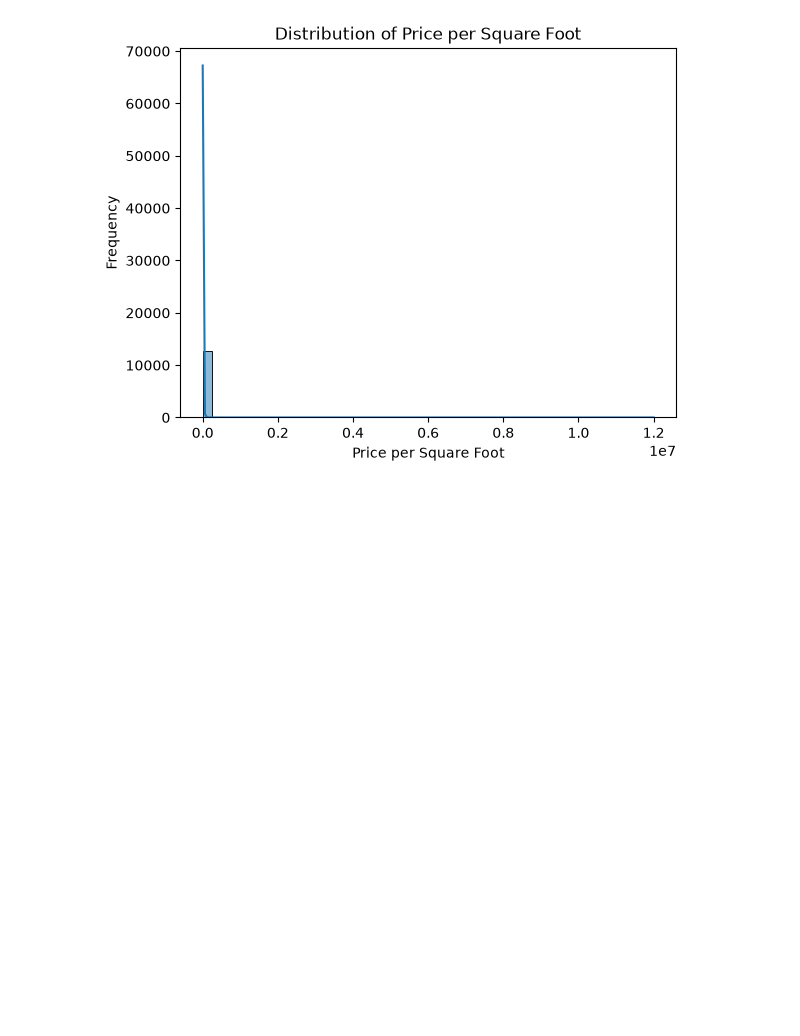
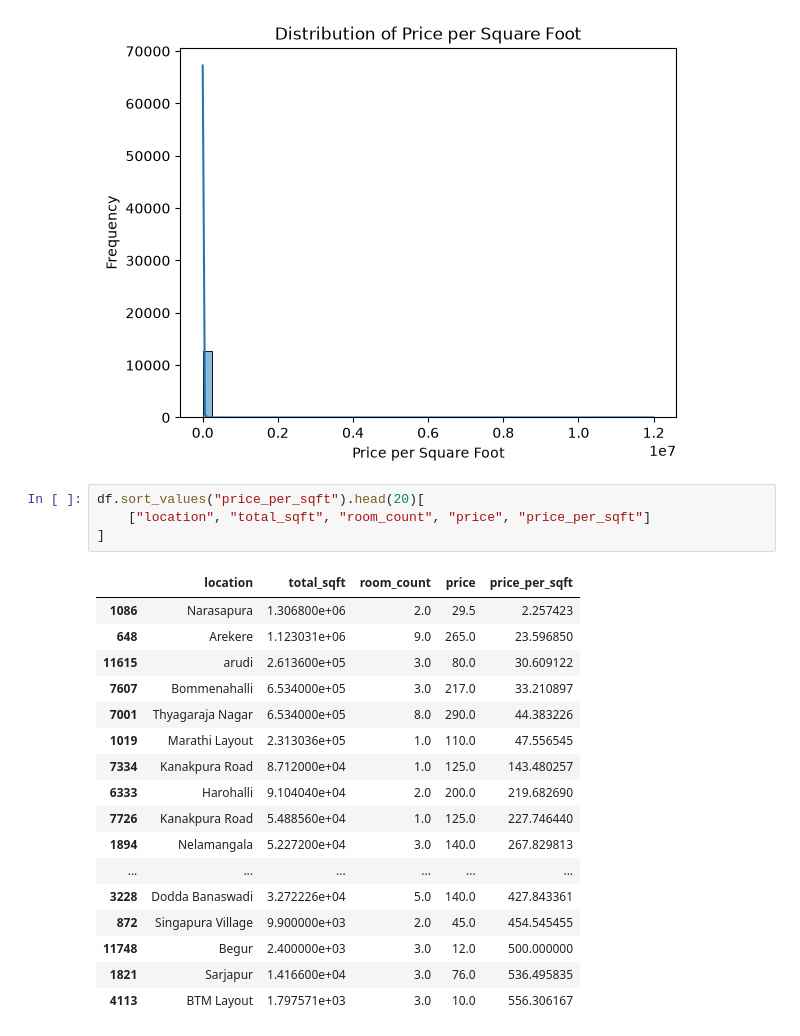
Before and after one commit to Bhoomikamalik81/Probation-Project-26, a Jupyter notebook: Bhoomika-Task-7/bhoomika-task-7.ipynb, the cells around one changed output. Cells and saved outputs as stored; diff of their text form; blank space fills up the shorter version.

```diff
--- a/Bhoomika-Task-7/bhoomika-task-7.ipynb
+++ b/Bhoomika-Task-7/bhoomika-task-7.ipynb
@@ -1097,3 +1102,25 @@ plt.title("Distribution of Price per Square Foot")
 plt.show()
 # %% [output]
 [figure]
+# %%
+df.sort_values("price_per_sqft").head(20)[
+    ["location", "total_sqft", "room_count", "price", "price_per_sqft"]
+]
+# %% [output]
+|  | location | total_sqft | room_count | price | price_per_sqft |
+| 1086 | Narasapura | 1.306800e+06 | 2.0 | 29.5 | 2.257423 |
+| 648 | Arekere | 1.123031e+06 | 9.0 | 265.0 | 23.596850 |
+| 11615 | arudi | 2.613600e+05 | 3.0 | 80.0 | 30.609122 |
+| 7607 | Bommenahalli | 6.534000e+05 | 3.0 | 217.0 | 33.210897 |
+| 7001 | Thyagaraja Nagar | 6.534000e+05 | 8.0 | 290.0 | 44.383226 |
+| 1019 | Marathi Layout | 2.313036e+05 | 1.0 | 110.0 | 47.556545 |
+| 7334 | Kanakpura Road | 8.712000e+04 | 1.0 | 125.0 | 143.480257 |
+| 6333 | Harohalli | 9.104040e+04 | 2.0 | 200.0 | 219.682690 |
+| 7726 | Kanakpura Road | 5.488560e+04 | 1.0 | 125.0 | 227.746440 |
+| 1894 | Nelamangala | 5.227200e+04 | 3.0 | 140.0 | 267.829813 |
+| ... | ... | ... | ... | ... | ... |
+| 3228 | Dodda Banaswadi | 3.272226e+04 | 5.0 | 140.0 | 427.843361 |
+| 872 | Singapura Village | 9.900000e+03 | 2.0 | 45.0 | 454.545455 |
+| 11748 | Begur | 2.400000e+03 | 3.0 | 12.0 | 500.000000 |
+| 1821 | Sarjapur | 1.416600e+04 | 3.0 | 76.0 | 536.495835 |
+| 4113 | BTM Layout | 1.797571e+03 | 3.0 | 10.0 | 556.306167 |
```
Also changed, not shown: parts of 29 cells of this notebook.
